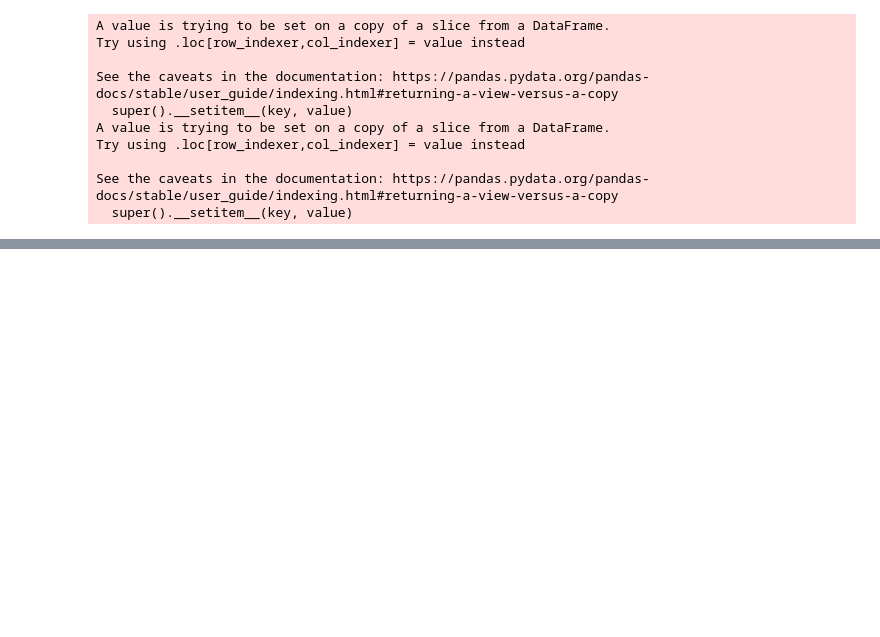
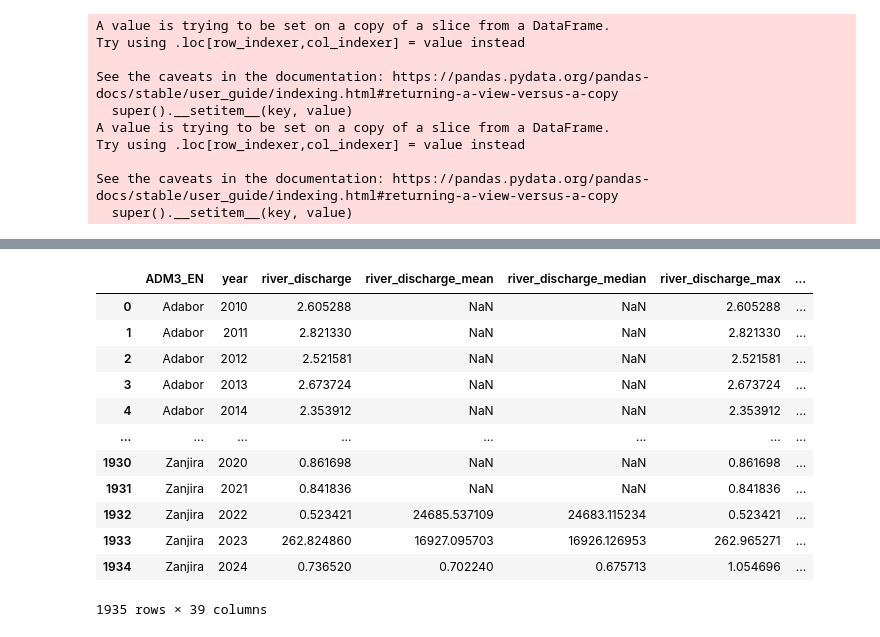
Before and after one commit to S-bachir/Assessing-Urban-Flood-Risk-in-Dhaka-Bangladesh, a Jupyter notebook: notebooks/data_analysis.ipynb, the cells around one changed output, grey strips where cells are left out. Saved outputs shown, nothing was run; the diff lists cells and outputs as text; code cells hidden in the pictures; blank space fills up the shorter version.

```diff
--- a/notebooks/data_analysis.ipynb
+++ b/notebooks/data_analysis.ipynb
@@ -574,0 +647,2 @@ else:
+# %%
+result_df = pd.concat([result_df_0, result_df_zanjira], ignore_index=True)
@@ -627,2 +724,18 @@ Index(['ADM3_EN', 'year', 'river_discharge', 'river_discharge_mean',
 ADM3_EN est unique pour chaque année : True
+# %%
+simplified_df
+# %% [output]
+|  | ADM3_EN | year | river_discharge | river_discharge_mean | river_discharge_median | river_discharge_max | ... |
+| 0 | Adabor | 2010 | 2.605288 | NaN | NaN | 2.605288 | ... |
+| 1 | Adabor | 2011 | 2.821330 | NaN | NaN | 2.821330 | ... |
+| 2 | Adabor | 2012 | 2.521581 | NaN | NaN | 2.521581 | ... |
+| 3 | Adabor | 2013 | 2.673724 | NaN | NaN | 2.673724 | ... |
+| 4 | Adabor | 2014 | 2.353912 | NaN | NaN | 2.353912 | ... |
+| ... | ... | ... | ... | ... | ... | ... | ... |
+| 1930 | Zanjira | 2020 | 0.861698 | NaN | NaN | 0.861698 | ... |
+| 1931 | Zanjira | 2021 | 0.841836 | NaN | NaN | 0.841836 | ... |
+| 1932 | Zanjira | 2022 | 0.523421 | 24685.537109 | 24683.115234 | 0.523421 | ... |
+| 1933 | Zanjira | 2023 | 262.824860 | 16927.095703 | 16926.126953 | 262.965271 | ... |
+| 1934 | Zanjira | 2024 | 0.736520 | 0.702240 | 0.675713 | 1.054696 | ... |
+1935 rows × 39 columns
 # %%
```
Also changed, not shown: parts of 10 cells of this notebook, 2 other files.
